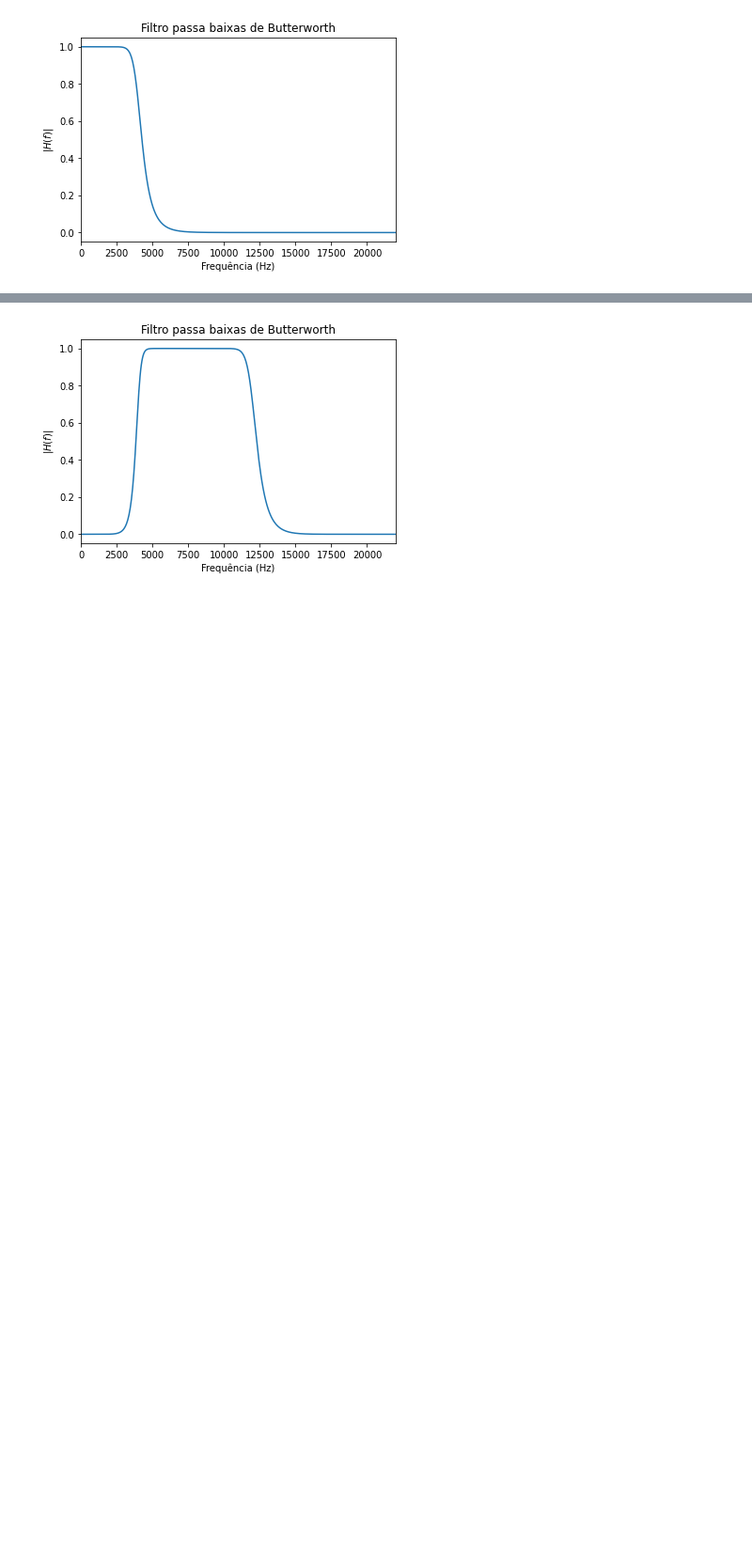
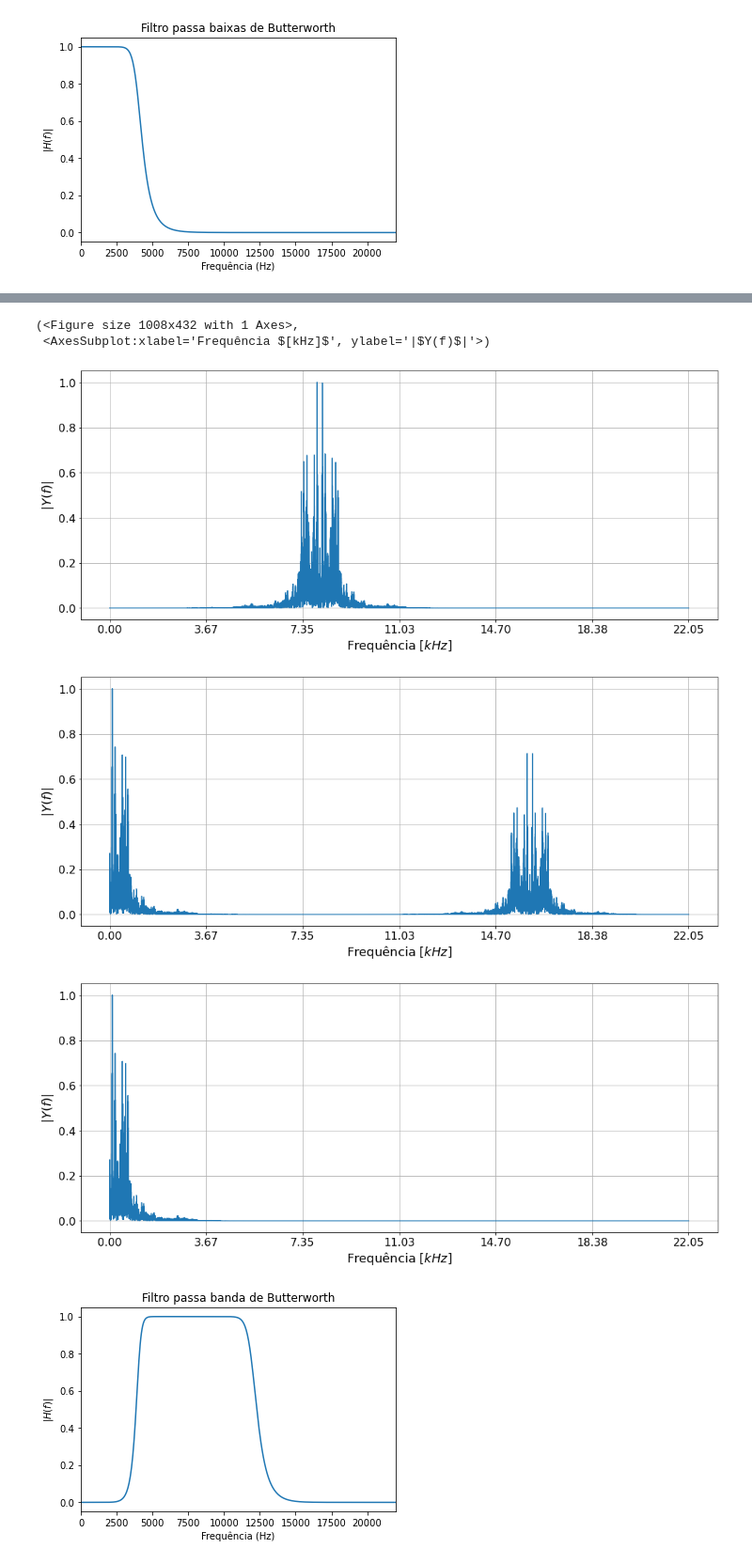
Before and after one commit to gnsoares/UNICAMP_EA619_SystemsAnalysis, a Jupyter notebook: Experimento2/Radio_AM-Exploracao.ipynb, the cells around one changed output, grey strips where cells are left out. Shown at 94% size. Drawn from its saved outputs; the diff is of its cells as text; code cells hidden in the pictures; blank space fills up the shorter version.

```diff
--- a/Experimento2/Radio_AM-Exploracao.ipynb
+++ b/Experimento2/Radio_AM-Exploracao.ipynb
@@ -171,7 +179,17 @@ station2_obtained_modulated = signal.sosfilt(sos2, signal_sum)
 
 # removendo resíduos da modulação
 station2_obtained_modulated_twice = carrier*station2_obtained_modulated
-station2_obtained = signal.sosfilt(sos1, station2_obtained_modulated_twice)
+station2_obtained_final = signal.sosfilt(sos1, station2_obtained_modulated_twice)
+# %%
+plot_espectro_Hz(station2_obtained_modulated, fs, save="st2_recovered_pt1")
+plot_espectro_Hz(station2_obtained_modulated_twice, fs, save="st2_recovered_pt2")
+plot_espectro_Hz(station2_obtained_final, fs, save="st2_recovered_pt3_final")
+# %% [output]
+(<Figure size 1008x432 with 1 Axes>,
+ <AxesSubplot:xlabel='Frequência $[kHz]$', ylabel='|$Y(f)$|'>)
+[figure, added]
+[figure, added]
+[figure, added]
 # %%
 w,h = signal.sosfreqz(sos2,fs = fs)
 plt.plot(w,np.abs(h));
```
Also changed, not shown: parts of 8 cells of this notebook, 10 other files.
